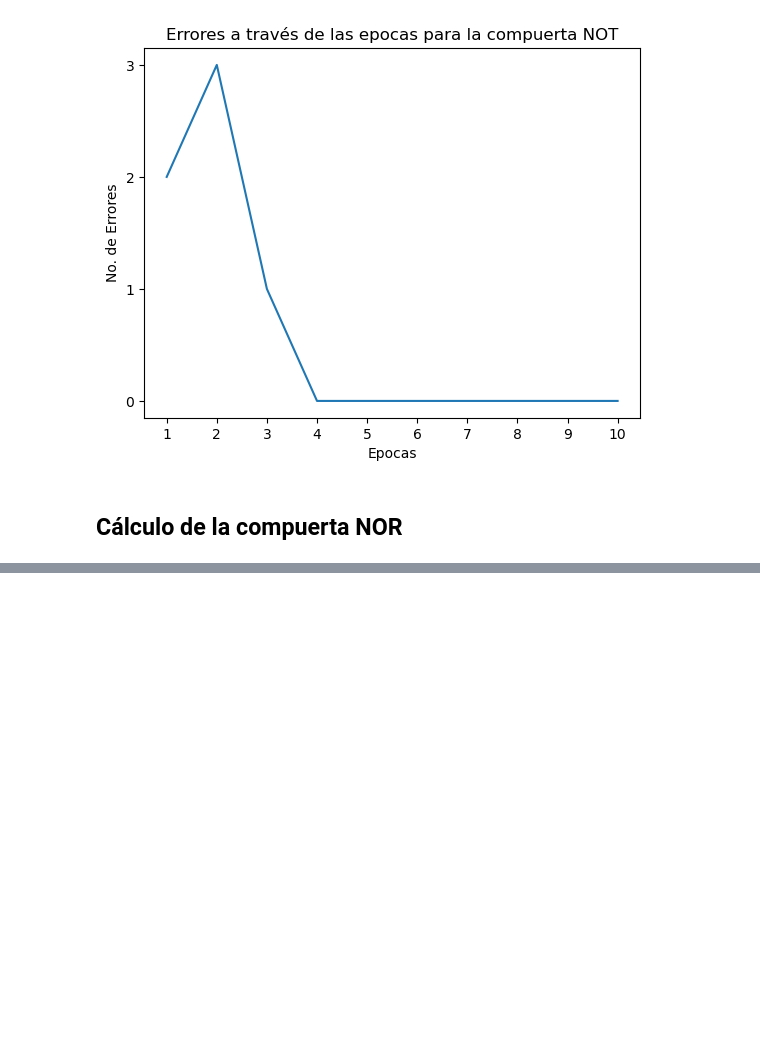
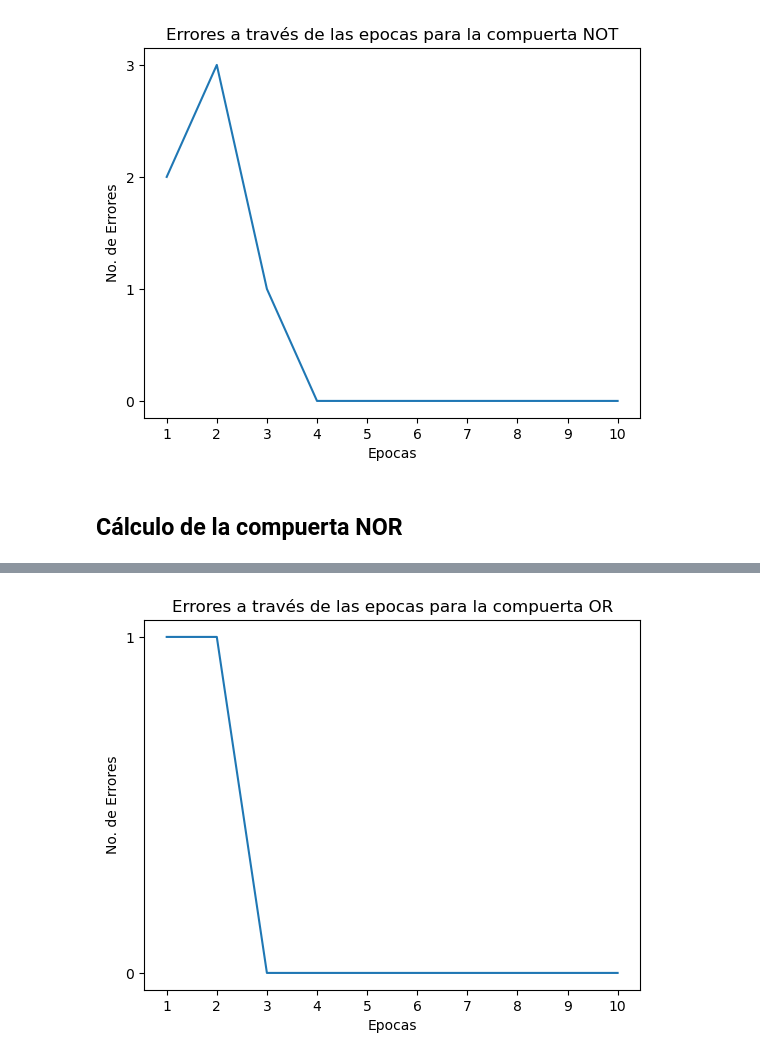
Before and after one commit to pprezp/DSRN_UAEMEX, a Jupyter notebook: Modulo_03/Programas/Compuertas_logicas_aprendizaje.ipynb, the cells around one changed output, grey strips where cells are left out. Drawn from its saved outputs; the diff is of its cells as text; code cells hidden in the pictures; blank space fills up the shorter version.

```diff
--- a/Modulo_03/Programas/Compuertas_logicas_aprendizaje.ipynb
+++ b/Modulo_03/Programas/Compuertas_logicas_aprendizaje.ipynb
@@ -124,7 +124,7 @@ import matplotlib.pyplot as plt
 %matplotlib inline
 
 # Definición de las entradas de la tabla de verdad
-entradas = np.array( [ [ 0, 0 ], [ 1, 0 ], [ 0, 1 ], [ 1, 1 ] ] )
+entradas = np.array( [ [ 0, 0 ], [ 0, 1 ], [ 1, 0 ], [ 1, 1 ] ] )
 
 # Definión de los resultados esperados del procesamiento de la información por el perceptrón
 resultadoEsperado = np.array( [ 1, 1, 0, 0 ] )
@@ -340,0 +343,91 @@ bias final [0.18236809]
+# %%
+import numpy as np
+import matplotlib.pyplot as plt
+%matplotlib inline
+
+# Definición de las entradas de la tabla de verdad
+entradas = np.array( [ [ 0, 0 ], [ 0, 1 ], [ 1, 0 ], [ 1, 1 ] ] )
+
+# Definión de los resultados esperados del procesamiento de la información por el perceptrón
+resultadoEsperado = np.array( [ 0, 1, 1, 1 ] )
+
+# Definición de los pesos y el bias iniciales
+pesos = np.random.rand(2)
+bias = np.random.rand(1)
+
+# Definición del learning_rate y las epocas
+learning_rate = 0.5
+epocas = 10
+
+# Inicializando los arreglos donde se almacenaran los valores y las epocas correspondientes
+errores_x_epoca = []
+epocas_tiempo = []
+
+# Iterando sobre x número de épocas
+for epoca in range(epocas):
+
+    #Se setea en 0 los errores por época
+    error_total = 0
+
+    # Se imprime el cabecero de la información por epoca
+    print(f"\n===== ÉPOCA { epoca + 1 } =====")
+    print("x1  x2   target   salida   error")
+
+    # Añadiendo la época correspondiente
+    epocas_tiempo.append( epoca + 1)
+
+    # Iterando por entradas
+    for entrada in range( len( entradas ) ):
+
+        # Obteniendo el valor de las entradas y el valor esperado
+        x = entradas[ entrada ]
+        resultado_esperado = resultadoEsperado[ entrada ]
+
+        # Calculando la suma ponderada de los pesos con sus entradas y pasando el resultado a la función de activación
+        sumatoria_ponderada = np.dot( entradas[ entrada ], pesos ) + bias
+        resultado = escalon_unitario( sumatoria_ponderada )
+
+        # Calculando el margen de error y el absoluto de los errores por entrada
+        error = resultado_esperado - resultado
+        error_total += abs(error)
+
+        #Actualizando el valor de los pesos y del bias
+        pesos = pesos + learning_rate * error * x
+        bias = bias + learning_rate * error
+
+        # Imprimiendo los valores obtenidos con los esperados
+        print(f"{ x[ 0 ]}   { x[ 1 ] }      { resultado_esperado }        { resultado }        { error }")
+    print(f'Errores totales en la época: { error_total }')
+
+    #añadiendo los errores totales por época para graficar
+    errores_x_epoca.append( error_total )
+
+# Imprimiendo la validación de lso datos de pesos y bias finales
+# realizando los cálculos.
+print("\n===== RESULTADO FINAL =====")
+
+# Iterando por cada par de entradas
+for i in range(len(entradas)):
+    # Obteniendo la suma ponderada
+    h = np.dot(entradas[i], pesos) + bias
+
+    # Obteniendo el valor de la función de activación
+    y = escalon_unitario(h)
+
+    # Imprimiendo los resultados
+    print(f"Entrada: {entradas[i]} -> Salida: {y}")
+
+# Imprimiendo los valores dinales de pesos y bias
+print(f'Pesos finales {pesos}')
+print(f'bias final {bias}')
+
+# Procediendo a a graficar los valores de errores totales por épocas
+plt.plot( epocas_tiempo, errores_x_epoca )
+plt.title('Errores a través de las epocas para la compuerta OR')
+plt.ylabel('No. de Errores')
+plt.xlabel('Epocas')
+plt.xticks( range(1, np.max( epocas_tiempo ) + 1 ) )
+plt.yticks(range(0, np.max( errores_x_epoca ) + 1 ) )
+plt.autoscale(True)
+plt.show()
+# %% [output]
@@ -340,0 +451 @@ bias final [0.18236809]
+[figure, added]
```
Also changed, not shown: parts of 5 cells of this notebook, 3 other files.
